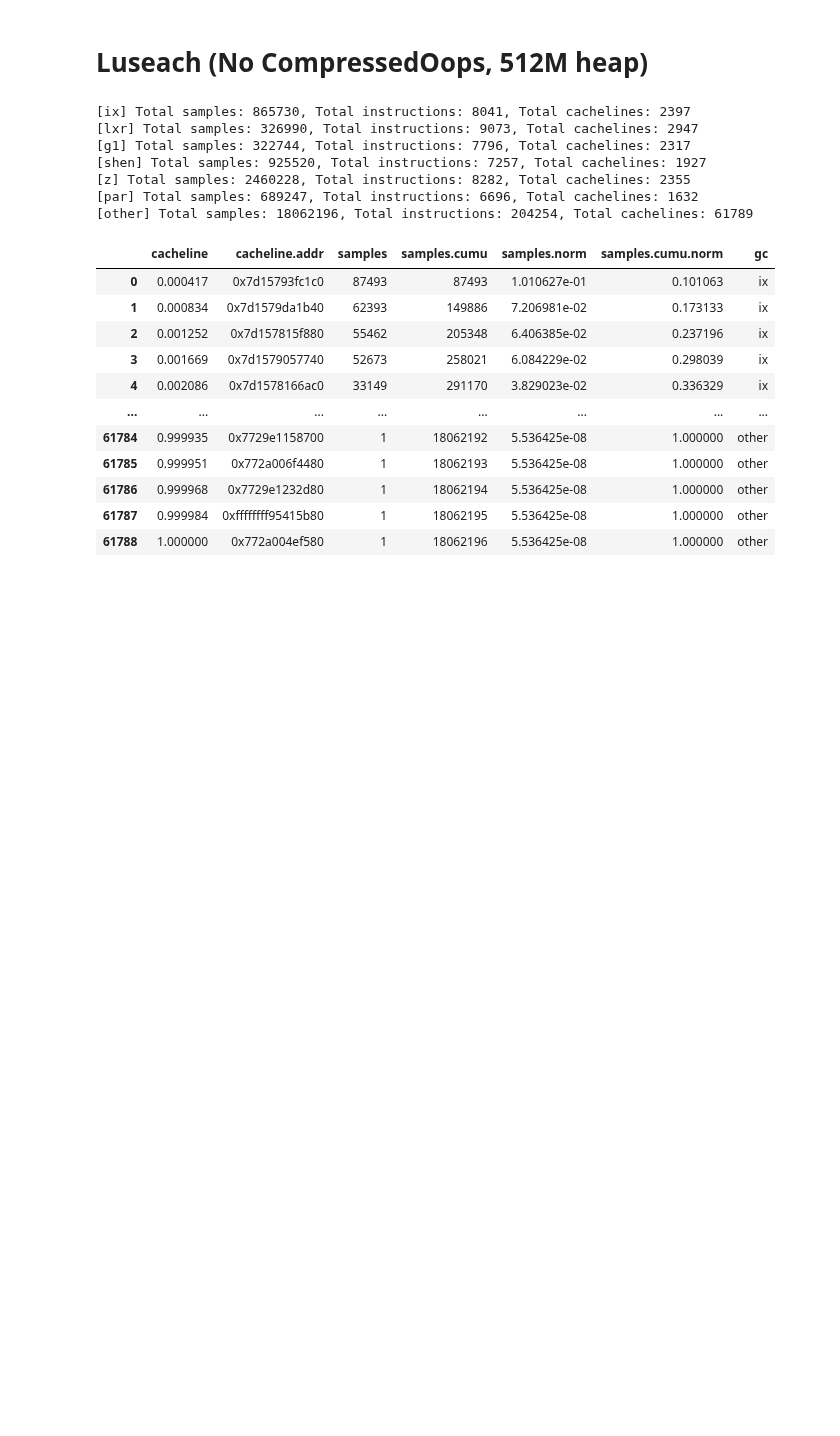
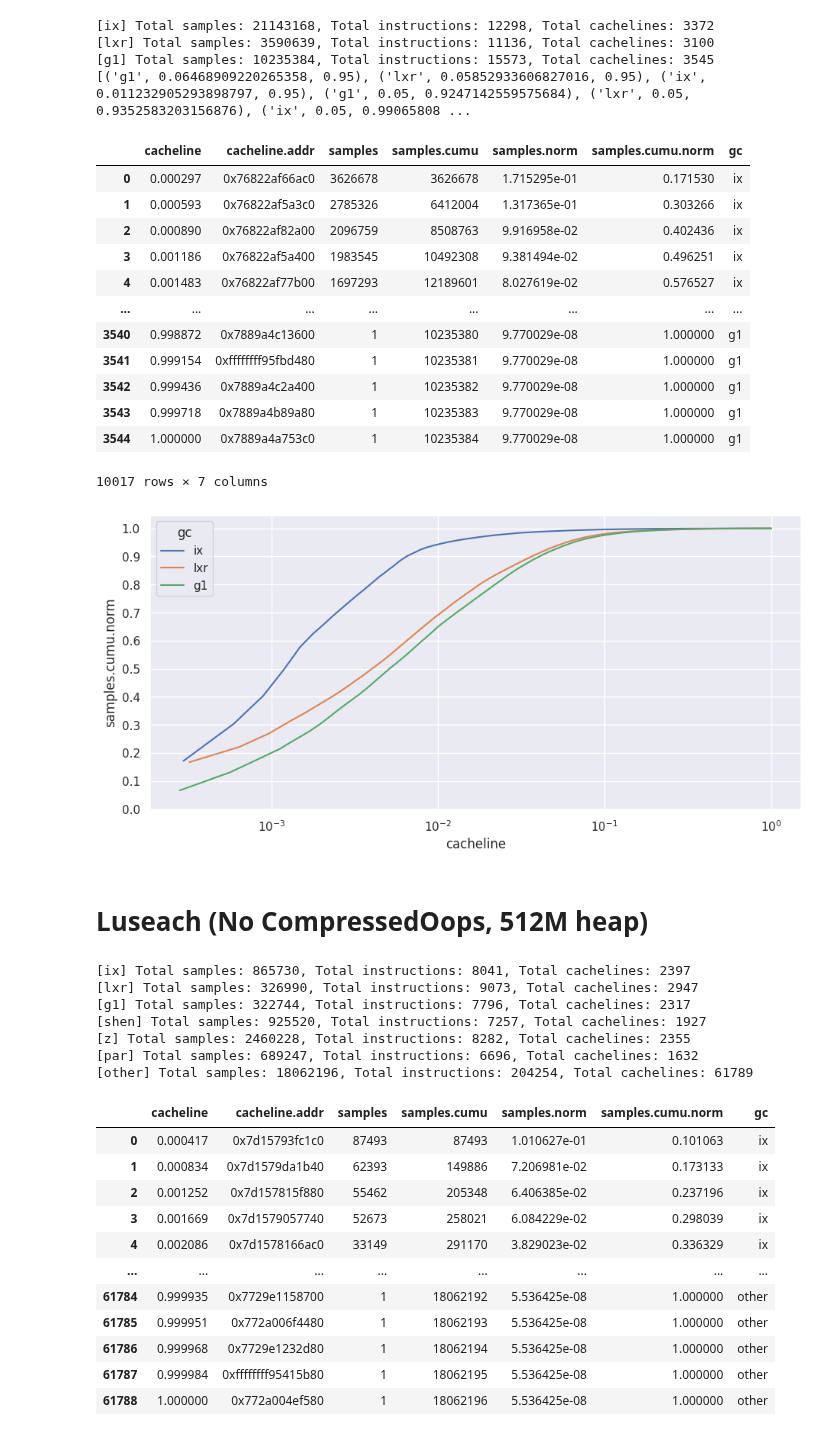
Before and after one commit to wenyuzhao/mmtk-dev, a Jupyter notebook: scripts/notebooks/heat-cacheline.ipynb, the cells around one changed output. Cells and saved outputs as stored; diff of their text form; code cells hidden in the pictures; blank space fills up the shorter version.

```diff
--- a/scripts/notebooks/heat-cacheline.ipynb
+++ b/scripts/notebooks/heat-cacheline.ipynb
@@ -71,10 +71,59 @@ def plot(**files: str):
     if g.axes:
         g.axes.grid(True, axis="both")
 
-    g.set_xticks(np.arange(0, 1.1, 0.1))
+    # g.set_xticks(np.arange(0, 1.1, 0.1))
     g.set_yticks(np.arange(0, 1.1, 0.1))
 
+    # Find intersections
+    points = []
+    Y = 0.95
+    x = np.interp(Y, df[df["gc"] == "g1"]["samples.cumu.norm"], df[df["gc"] == "g1"]["cacheline"])
+    points.append(("g1", x, Y))
+    x = np.interp(Y, df[df["gc"] == "lxr"]["samples.cumu.norm"], df[df["gc"] == "lxr"]["cacheline"])
+    points.append(("lxr", x, Y))
+    x = np.interp(Y, df[df["gc"] == "ix"]["samples.cumu.norm"], df[df["gc"] == "ix"]["cacheline"])
+    points.append(("ix", x, Y))
+
+    X = 0.05
+    y = np.interp(X, df[df["gc"] == "g1"]["cacheline"], df[df["gc"] == "g1"]["samples.cumu.norm"])
+    points.append(("g1", X, y))
+    y = np.interp(X, df[df["gc"] == "lxr"]["cacheline"], df[df["gc"] == "lxr"]["samples.cumu.norm"])
+    points.append(("lxr", X, y))
+    y = np.interp(X, df[df["gc"] == "ix"]["cacheline"], df[df["gc"] == "ix"]["samples.cumu.norm"])
+    points.append(("ix", X, y))
+
+    print(points)
+
+    g.set_xscale("log")
+    sns.set_theme(rc={"figure.figsize": (11, 5)})
+    g.get_figure().savefig("hotness.pdf")  # type: ignore
+
     return df
+# %%
+plot(
+    ix="../../h2-ix.jsonl",
+    lxr="../../h2-lxr.jsonl",
+    g1="../../h2-g1.jsonl",
+)
+# %% [output]
+[ix] Total samples: 21143168, Total instructions: 12298, Total cachelines: 3372
+[lxr] Total samples: 3590639, Total instructions: 11136, Total cachelines: 3100
+[g1] Total samples: 10235384, Total instructions: 15573, Total cachelines: 3545
+[('g1', 0.06468909220265358, 0.95), ('lxr', 0.05852933606827016, 0.95), ('ix', 0.011232905293898797, 0.95), ('g1', 0.05, 0.9247142559575684), ('lxr', 0.05, 0.9352583203156876), ('ix', 0.05, 0.99065808 ...
+|  | cacheline | cacheline.addr | samples | samples.cumu | samples.norm | samples.cumu.norm | gc |
+| 0 | 0.000297 | 0x76822af66ac0 | 3626678 | 3626678 | 1.715295e-01 | 0.171530 | ix |
+| 1 | 0.000593 | 0x76822af5a3c0 | 2785326 | 6412004 | 1.317365e-01 | 0.303266 | ix |
+| 2 | 0.000890 | 0x76822af82a00 | 2096759 | 8508763 | 9.916958e-02 | 0.402436 | ix |
+| 3 | 0.001186 | 0x76822af5a400 | 1983545 | 10492308 | 9.381494e-02 | 0.496251 | ix |
+| 4 | 0.001483 | 0x76822af77b00 | 1697293 | 12189601 | 8.027619e-02 | 0.576527 | ix |
+| ... | ... | ... | ... | ... | ... | ... | ... |
+| 3540 | 0.998872 | 0x7889a4c13600 | 1 | 10235380 | 9.770029e-08 | 1.000000 | g1 |
+| 3541 | 0.999154 | 0xffffffff95fbd480 | 1 | 10235381 | 9.770029e-08 | 1.000000 | g1 |
+| 3542 | 0.999436 | 0x7889a4c2a400 | 1 | 10235382 | 9.770029e-08 | 1.000000 | g1 |
+| 3543 | 0.999718 | 0x7889a4b89a80 | 1 | 10235383 | 9.770029e-08 | 1.000000 | g1 |
+| 3544 | 1.000000 | 0x7889a4a753c0 | 1 | 10235384 | 9.770029e-08 | 1.000000 | g1 |
+10017 rows × 7 columns
+[figure, added]
 # %% [markdown]
 # Luseach (No CompressedOops, 512M heap)
 # %%
```
Also changed, not shown: 4 other files.
